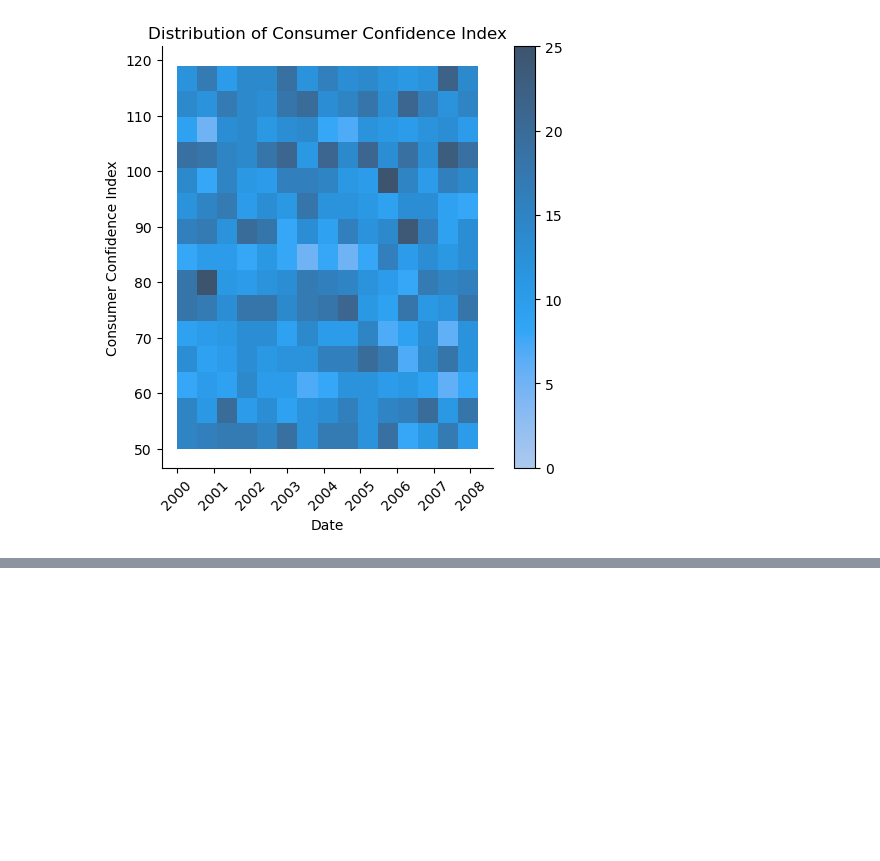
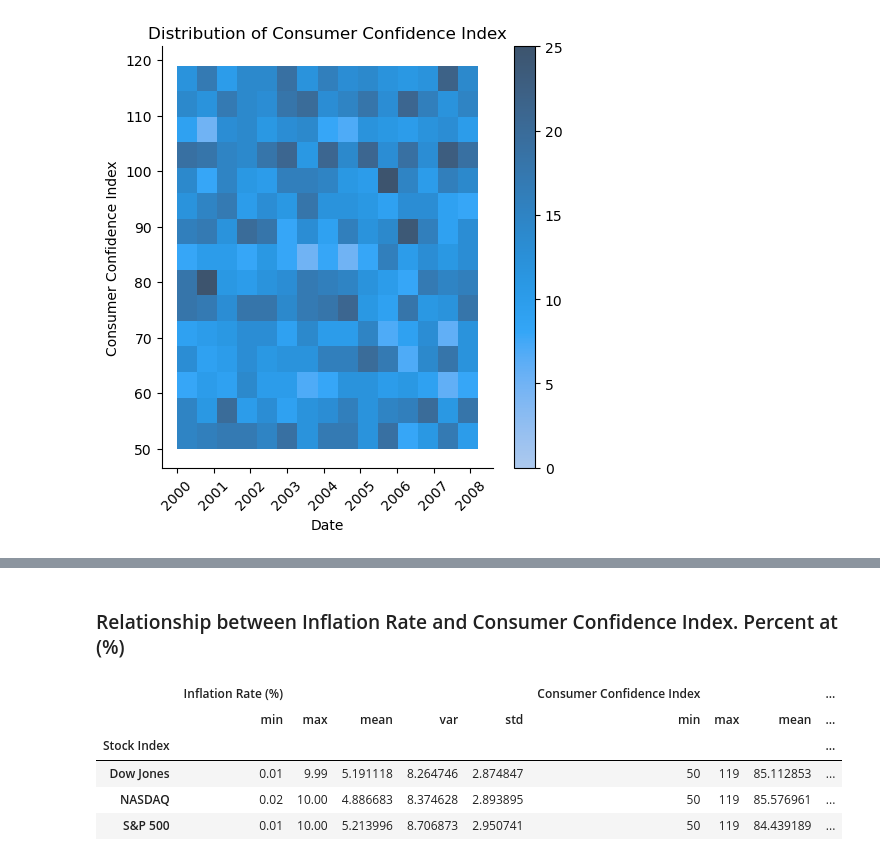
Before and after one commit to krasigarev/Finance-Economics-Dataset-2000---2008-years, a Jupyter notebook: finances_analysis.ipynb, the cells around one changed output, grey strips where cells are left out. Drawn from its saved outputs; the diff is of its cells as text; code cells hidden in the pictures; blank space fills up the shorter version.

```diff
--- a/finances_analysis.ipynb
+++ b/finances_analysis.ipynb
@@ -257,0 +275,11 @@ plt.show()
+# %% [markdown]
+### Relationship between Inflation Rate and Consumer Confidence Index. Percent at (%)
+# %%
+df.groupby('Stock Index')[['Inflation Rate (%)', 'Consumer Confidence Index']].agg({'Inflation Rate (%)': ['min', 'max', 'mean', 'var', 'std'], 'Consumer Confidence Index':['min', 'max', 'mean', 'var', 'std']})
+# %% [output]
+|  | Inflation Rate (%) |  |  |  |  | Consumer Confidence Index |  |  | ... |
+|  | min | max | mean | var | std | min | max | mean | ... |
+| Stock Index |  |  |  |  |  |  |  |  | ... |
+| Dow Jones | 0.01 | 9.99 | 5.191118 | 8.264746 | 2.874847 | 50 | 119 | 85.112853 | ... |
+| NASDAQ | 0.02 | 10.00 | 4.886683 | 8.374628 | 2.893895 | 50 | 119 | 85.576961 | ... |
+| S&P 500 | 0.01 | 10.00 | 5.213996 | 8.706873 | 2.950741 | 50 | 119 | 84.439189 | ... |
```
Also changed, not shown: parts of 4 cells of this notebook.
